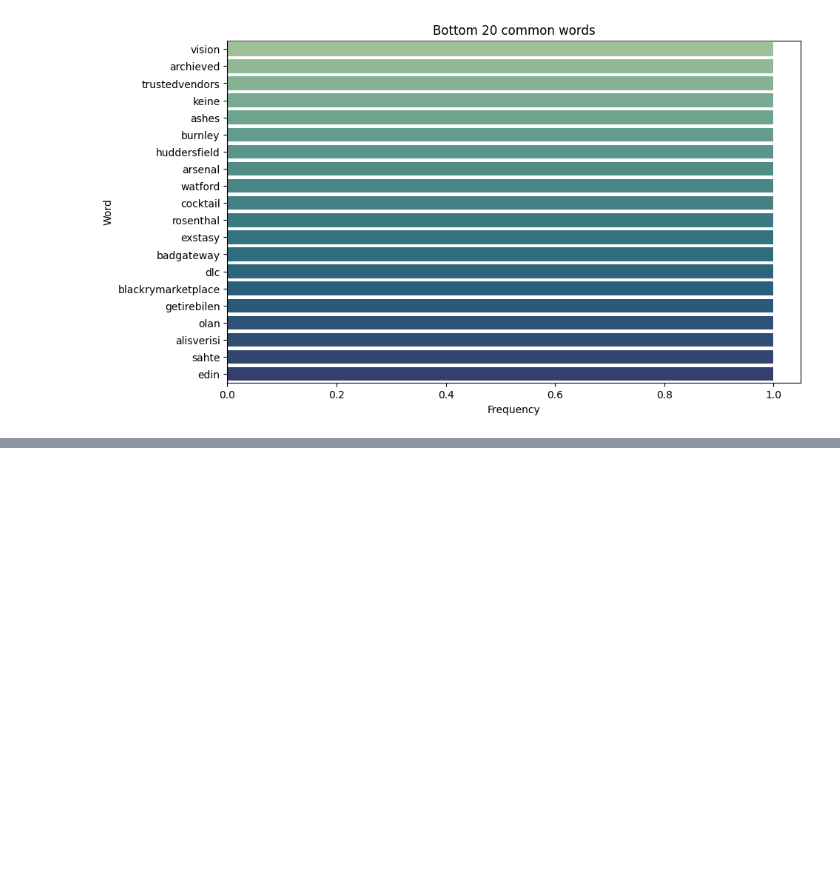
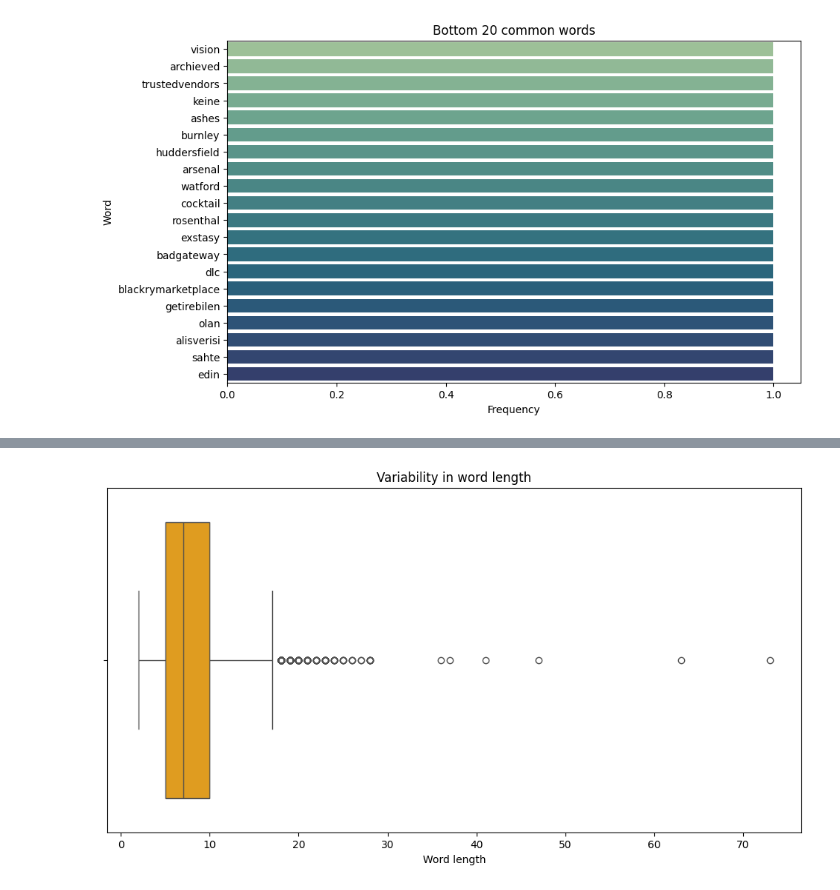
Before and after one commit to D0men1c0/GSoC, a Jupyter notebook: Analyze_files/Completed/TextThreadAnalysis.ipynb, the cells around one changed output, grey strips where cells are left out. Cells and saved outputs as stored; diff of their text form; code cells hidden in the pictures; blank space fills up the shorter version.

```diff
--- a/Analyze_files/Completed/TextAnalysis.ipynb
+++ b/Analyze_files/Completed/TextThreadAnalysis.ipynb
@@ -223,0 +233,7 @@ plt.title('Bottom 20 common words');
+# %%
+plt.figure(figsize=(12, 6))
+sns.boxplot(x=word_lengths, color='orange')
+plt.title('Variability in word length')
+plt.xlabel('Word length');
+# %% [output]
+[figure, added]
```
Also changed, not shown: parts of 3 cells of this notebook.
